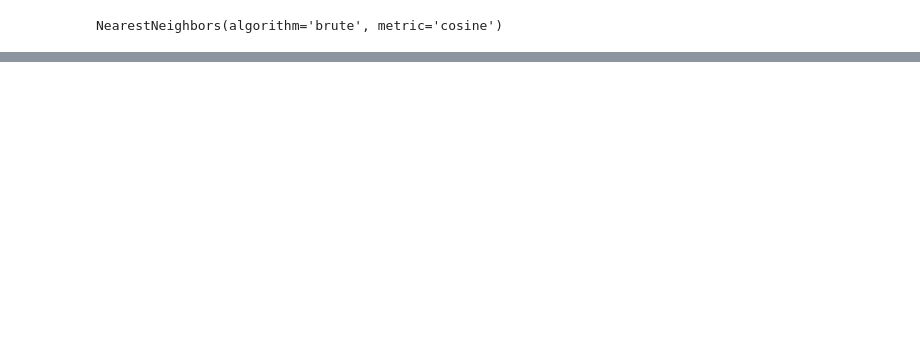
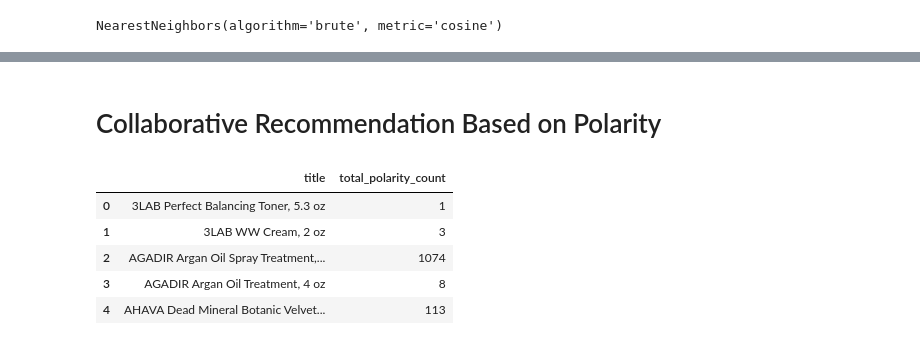
Before and after one commit to nan26/Capstone_project, a Jupyter notebook: Project5/3_Recommendation_system.ipynb, the cells around one changed output, grey strips where cells are left out. Cells and saved outputs as stored; diff of their text form; code cells hidden in the pictures; blank space fills up the shorter version.

```diff
--- a/Project5/3_Recommendation_system.ipynb
+++ b/Project5/3_Recommendation_system.ipynb
@@ -722,0 +723,17 @@ Image(filename='/Users/rudharapathipandiyan/Desktop/my_dsi/dsi_roughpaper/projec
+# %% [markdown]
+# Collaborative Recommendation Based on Polarity
+# %%
+product_rating_count2 = (reviews.groupby(by = ['title'])['polarity'].
+                      count().
+                      reset_index().
+                      rename(columns = {'polarity':'total_polarity_count'})
+                      [['title','total_polarity_count']])
+
+product_rating_count2.head()
+# %% [output]
+|  | title | total_polarity_count |
+| 0 | 3LAB Perfect Balancing Toner, 5.3 oz | 1 |
+| 1 | 3LAB WW Cream, 2 oz | 3 |
+| 2 | AGADIR Argan Oil Spray Treatment,... | 1074 |
+| 3 | AGADIR Argan Oil Treatment, 4 oz | 8 |
+| 4 | AHAVA Dead Mineral Botanic Velvet... | 113 |
```
Also changed, not shown: parts of 89 cells of this notebook, 5 other files.
